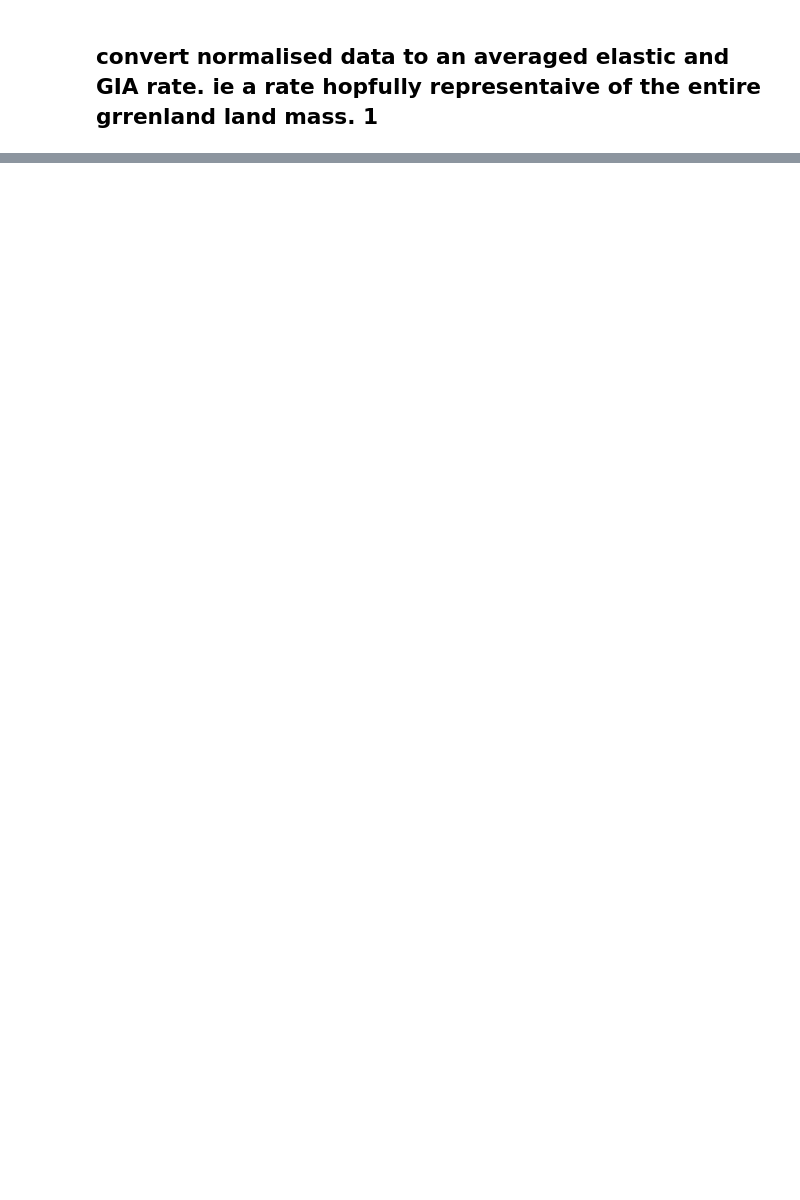
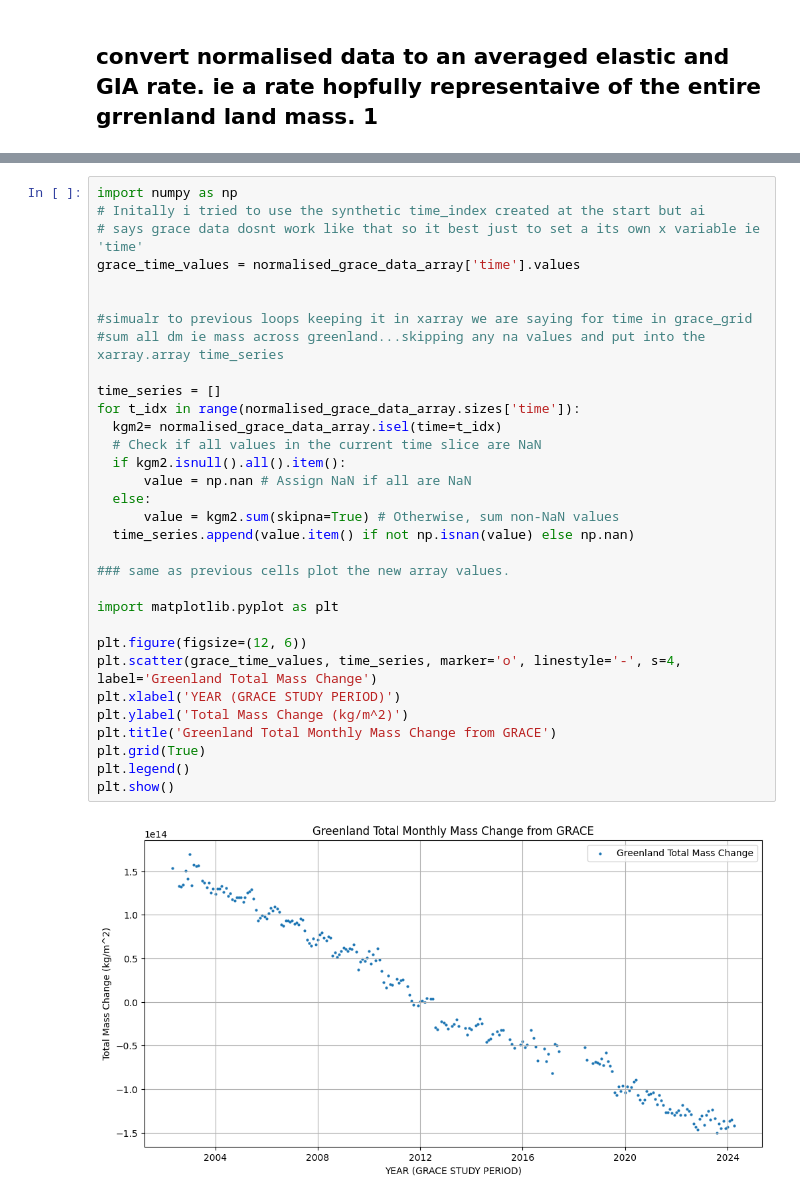
Before and after one commit to JustinMann123/EMSC2010_W2_P1_NB1_u8350605.ipynb, a Jupyter notebook: major_assesment.ipynb, the cells around one changed output, grey strips where cells are left out. Drawn from its saved outputs; the diff is of its cells as text; blank space fills up the shorter version.

```diff
--- a/major_assesment.ipynb
+++ b/major_assesment.ipynb
@@ -270 +381,35 @@ Data variables:
+# %%
+import numpy as np
+# Initally i tried to use the synthetic time_index created at the start but ai
+# says grace data dosnt work like that so it best just to set a its own x variable ie 'time'
+grace_time_values = normalised_grace_data_array['time'].values
+
+
+#simualr to previous loops keeping it in xarray we are saying for time in grace_grid
+#sum all dm ie mass across greenland...skipping any na values and put into the xarray.array time_series
+
+time_series = []
+for t_idx in range(normalised_grace_data_array.sizes['time']):
+  kgm2= normalised_grace_data_array.isel(time=t_idx)
+  # Check if all values in the current time slice are NaN
+  if kgm2.isnull().all().item():
+      value = np.nan # Assign NaN if all are NaN
+  else:
+      value = kgm2.sum(skipna=True) # Otherwise, sum non-NaN values
+  time_series.append(value.item() if not np.isnan(value) else np.nan)
+
+### same as previous cells plot the new array values.
+
+import matplotlib.pyplot as plt
+
+plt.figure(figsize=(12, 6))
+plt.scatter(grace_time_values, time_series, marker='o', linestyle='-', s=4, label='Greenland Total Mass Change')
+plt.xlabel('YEAR (GRACE STUDY PERIOD)')
+plt.ylabel('Total Mass Change (kg/m^2)')
+plt.title('Greenland Total Monthly Mass Change from GRACE')
+plt.grid(True)
+plt.legend()
+plt.show()
+# %% [output]
+[figure, added]
 # %%
```
Also changed, not shown: parts of 27 cells of this notebook.
